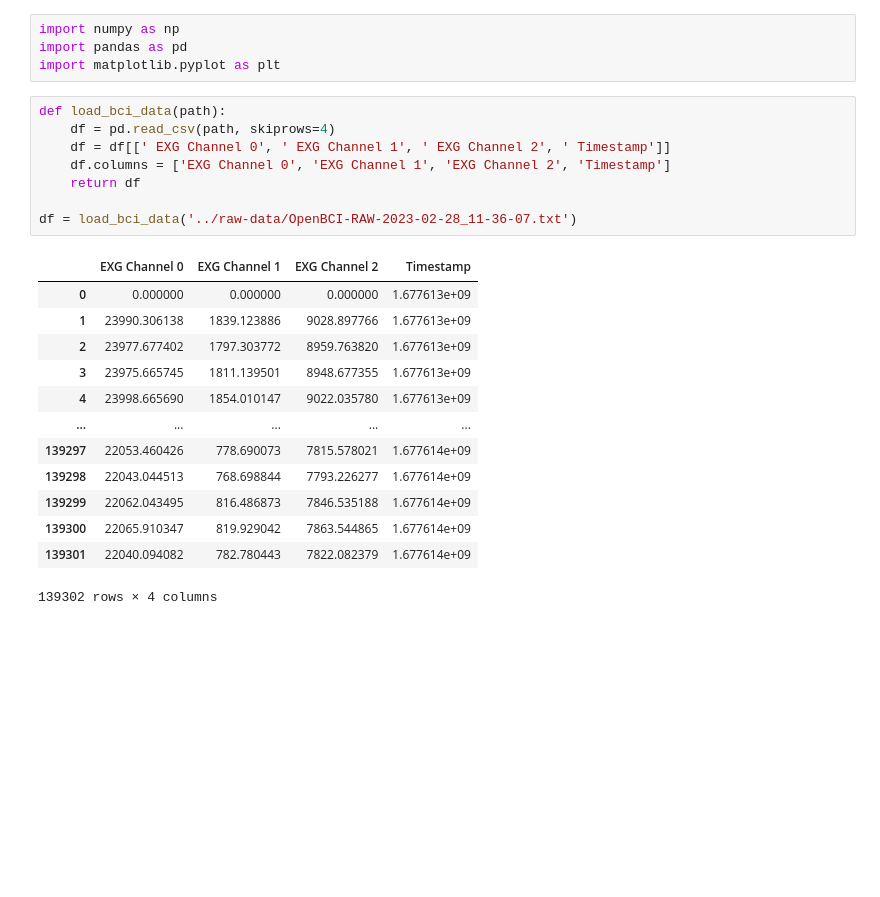
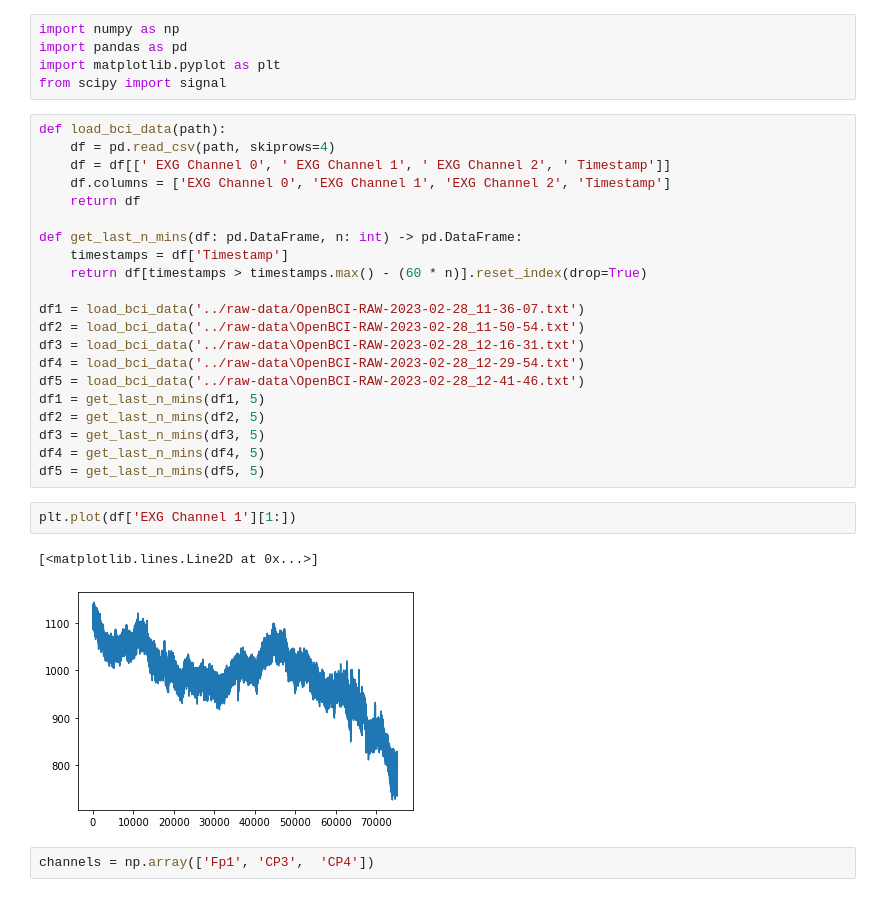
Before and after one commit to scottasut/cogs189-snake-eeg, a Jupyter notebook: processing/preprocessing.ipynb, the cells around one changed output. Saved outputs shown, nothing was run; the diff lists cells and outputs as text; blank space fills up the shorter version.

```diff
--- a/processing/preprocessing.ipynb
+++ b/processing/preprocessing.ipynb
@@ -2,6 +2,7 @@
 import numpy as np
 import pandas as pd
 import matplotlib.pyplot as plt
+from scipy import signal
 # %%
 def load_bci_data(path):
     df = pd.read_csv(path, skiprows=4)
@@ -9,18 +10,24 @@ def load_bci_data(path):
     df.columns = ['EXG Channel 0', 'EXG Channel 1', 'EXG Channel 2', 'Timestamp']
     return df
 
-df = load_bci_data('../raw-data/OpenBCI-RAW-2023-02-28_11-36-07.txt')
+def get_last_n_mins(df: pd.DataFrame, n: int) -> pd.DataFrame:
+    timestamps = df['Timestamp']
+    return df[timestamps > timestamps.max() - (60 * n)].reset_index(drop=True)
+
+df1 = load_bci_data('../raw-data/OpenBCI-RAW-2023-02-28_11-36-07.txt')
+df2 = load_bci_data('../raw-data\OpenBCI-RAW-2023-02-28_11-50-54.txt')
+df3 = load_bci_data('../raw-data\OpenBCI-RAW-2023-02-28_12-16-31.txt')
+df4 = load_bci_data('../raw-data\OpenBCI-RAW-2023-02-28_12-29-54.txt')
+df5 = load_bci_data('../raw-data\OpenBCI-RAW-2023-02-28_12-41-46.txt')
+df1 = get_last_n_mins(df1, 5)
+df2 = get_last_n_mins(df2, 5)
+df3 = get_last_n_mins(df3, 5)
+df4 = get_last_n_mins(df4, 5)
+df5 = get_last_n_mins(df5, 5)
-# %% [output]
-|  | EXG Channel 0 | EXG Channel 1 | EXG Channel 2 | Timestamp |
-| 0 | 0.000000 | 0.000000 | 0.000000 | 1.677613e+09 |
-| 1 | 23990.306138 | 1839.123886 | 9028.897766 | 1.677613e+09 |
-| 2 | 23977.677402 | 1797.303772 | 8959.763820 | 1.677613e+09 |
-| 3 | 23975.665745 | 1811.139501 | 8948.677355 | 1.677613e+09 |
-| 4 | 23998.665690 | 1854.010147 | 9022.035780 | 1.677613e+09 |
-| ... | ... | ... | ... | ... |
-| 139297 | 22053.460426 | 778.690073 | 7815.578021 | 1.677614e+09 |
-| 139298 | 22043.044513 | 768.698844 | 7793.226277 | 1.677614e+09 |
-| 139299 | 22062.043495 | 816.486873 | 7846.535188 | 1.677614e+09 |
-| 139300 | 22065.910347 | 819.929042 | 7863.544865 | 1.677614e+09 |
-| 139301 | 22040.094082 | 782.780443 | 7822.082379 | 1.677614e+09 |
-139302 rows × 4 columns
+# %%
+plt.plot(df['EXG Channel 1'][1:])
+# %% [output]
+[<matplotlib.lines.Line2D at 0x...>]
+[figure, added]
+# %%
+channels = np.array(['Fp1', 'CP3',  'CP4'])
```
Also changed, not shown: parts of 6 cells of this notebook.
